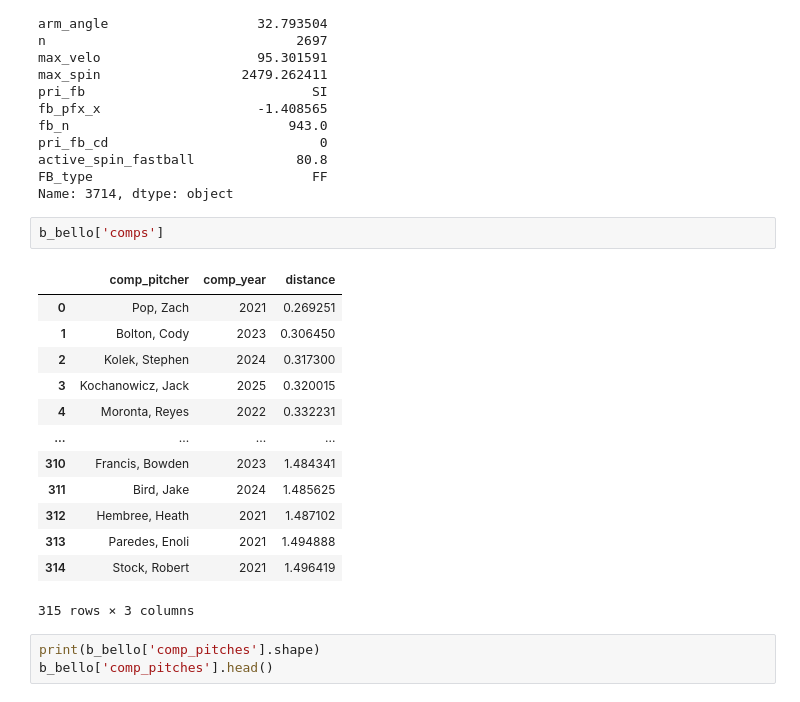
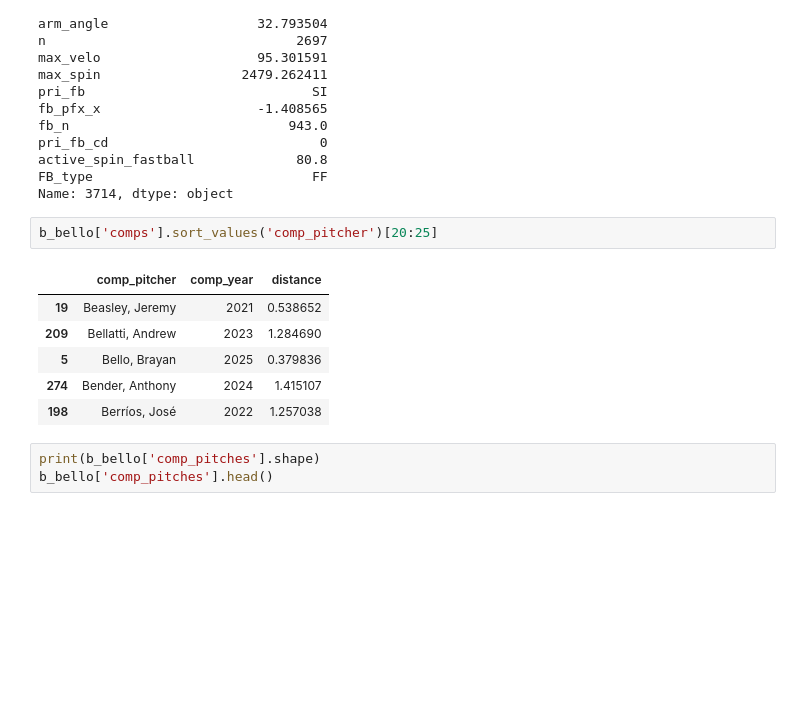
Before and after one commit to simontodreas/mlb-pitch-loadout, a Jupyter notebook: Pitch Suggestions.ipynb, the cells around one changed output. Cells and saved outputs as stored; diff of their text form; blank space fills up the shorter version.

```diff
--- a/Pitch Suggestions.ipynb
+++ b/Pitch Suggestions.ipynb
@@ -75,21 +75,14 @@ active_spin_fastball             80.8
 FB_type                            FF
 Name: 3714, dtype: object
 # %%
-b_bello['comps']
+b_bello['comps'].sort_values('comp_pitcher')[20:25]
 # %% [output]
 |  | comp_pitcher | comp_year | distance |
-| 0 | Pop, Zach | 2021 | 0.269251 |
-| 1 | Bolton, Cody | 2023 | 0.306450 |
-| 2 | Kolek, Stephen | 2024 | 0.317300 |
-| 3 | Kochanowicz, Jack | 2025 | 0.320015 |
-| 4 | Moronta, Reyes | 2022 | 0.332231 |
-| ... | ... | ... | ... |
-| 310 | Francis, Bowden | 2023 | 1.484341 |
-| 311 | Bird, Jake | 2024 | 1.485625 |
-| 312 | Hembree, Heath | 2021 | 1.487102 |
-| 313 | Paredes, Enoli | 2021 | 1.494888 |
-| 314 | Stock, Robert | 2021 | 1.496419 |
+| 19 | Beasley, Jeremy | 2021 | 0.538652 |
+| 209 | Bellatti, Andrew | 2023 | 1.284690 |
+| 5 | Bello, Brayan | 2025 | 0.379836 |
+| 274 | Bender, Anthony | 2024 | 1.415107 |
+| 198 | Berríos, José | 2022 | 1.257038 |
-315 rows × 3 columns
 # %%
 print(b_bello['comp_pitches'].shape)
 b_bello['comp_pitches'].head()
```
Also changed, not shown: parts of 5 cells of this notebook, 2 other files.
